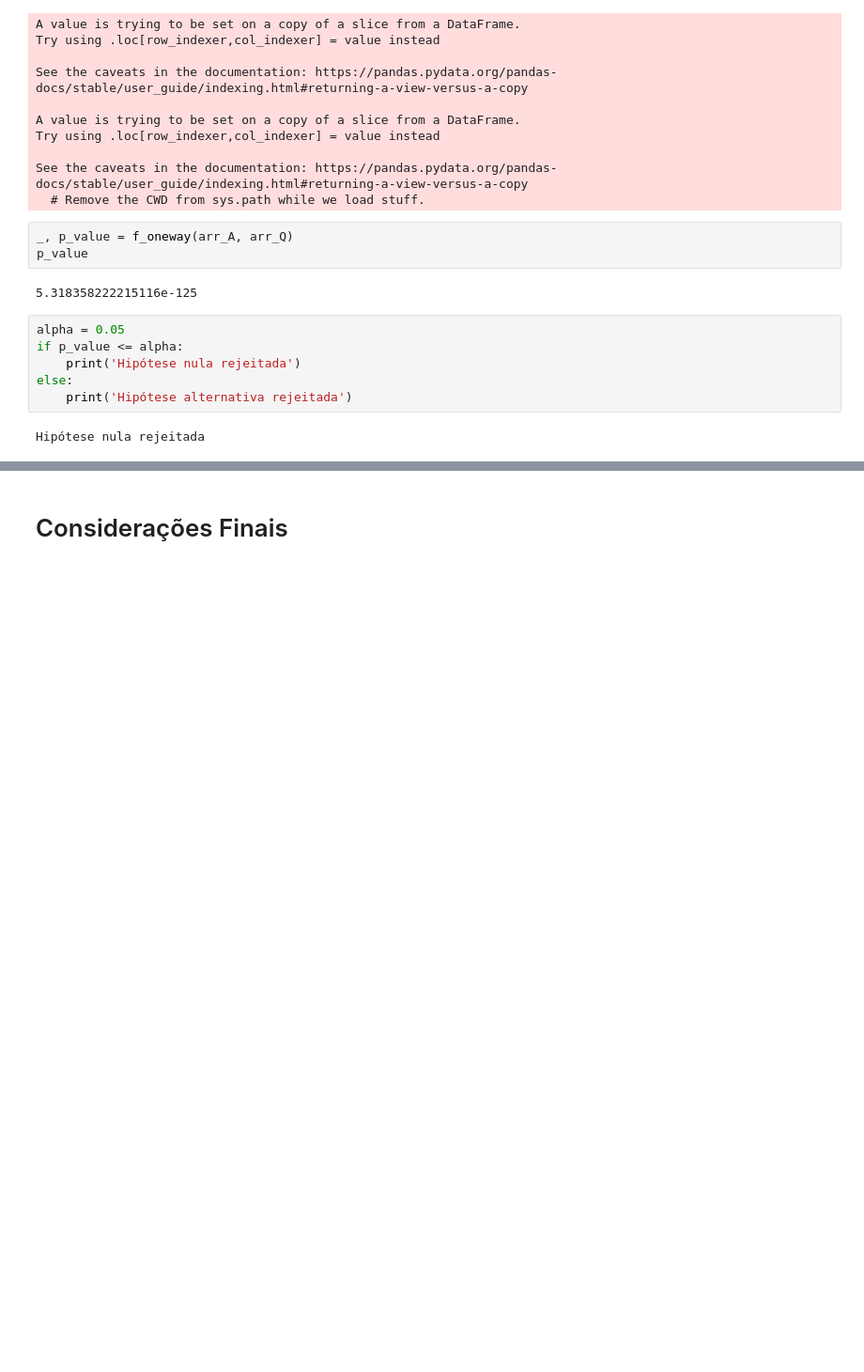
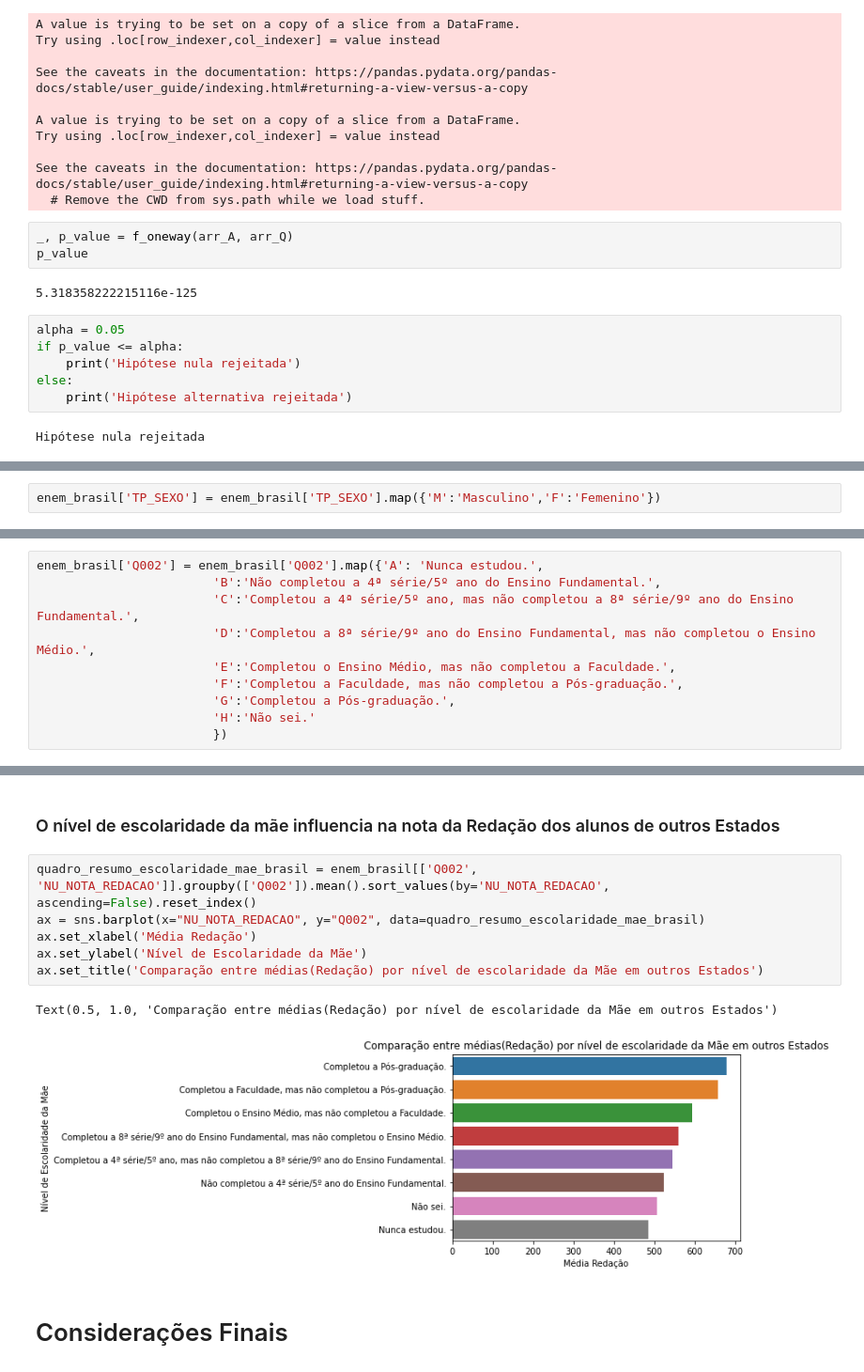
Before and after one commit to paulordie/aquis-preproc-explo-dados, a Jupyter notebook: projeto-final-enem2019.ipynb, the cells around one changed output, grey strips where cells are left out. Shown: that part at 94% size. Cells and saved outputs as stored; diff of their text form; blank space fills up the shorter version.

```diff
--- a/projeto-final-enem2019.ipynb
+++ b/projeto-final-enem2019.ipynb
@@ -788,0 +841,2 @@ Hipótese nula rejeitada
+# %%
+enem_brasil['TP_SEXO'] = enem_brasil['TP_SEXO'].map({'M':'Masculino','F':'Femenino'})
@@ -788,0 +900,10 @@ Hipótese nula rejeitada
+# %%
+enem_brasil['Q002'] = enem_brasil['Q002'].map({'A': 'Nunca estudou.',
+                        'B':'Não completou a 4ª série/5º ano do Ensino Fundamental.',
+                        'C':'Completou a 4ª série/5º ano, mas não completou a 8ª série/9º ano do Ensino Fundamental.',
+                        'D':'Completou a 8ª série/9º ano do Ensino Fundamental, mas não completou o Ensino Médio.',
+                        'E':'Completou o Ensino Médio, mas não completou a Faculdade.',
+                        'F':'Completou a Faculdade, mas não completou a Pós-graduação.',
+                        'G':'Completou a Pós-graduação.',
+                        'H':'Não sei.'
+                        })
@@ -789,2 +974,13 @@ Hipótese nula rejeitada
+# %% [markdown]
+### O nível de escolaridade da mãe influencia na nota da Redação dos alunos de outros Estados
+# %%
+quadro_resumo_escolaridade_mae_brasil = enem_brasil[['Q002', 'NU_NOTA_REDACAO']].groupby(['Q002']).mean().sort_values(by='NU_NOTA_REDACAO', ascending=False).reset_index()
+ax = sns.barplot(x="NU_NOTA_REDACAO", y="Q002", data=quadro_resumo_escolaridade_mae_brasil)
+ax.set_xlabel('Média Redação')
+ax.set_ylabel('Nível de Escolaridade da Mãe')
+ax.set_title('Comparação entre médias(Redação) por nível de escolaridade da Mãe em outros Estados')
+# %% [output]
+Text(0.5, 1.0, 'Comparação entre médias(Redação) por nível de escolaridade da Mãe em outros Estados')
+[figure, added]
 # %% [markdown]
 # Considerações Finais
```
Also changed, not shown: parts of 52 cells of this notebook.
